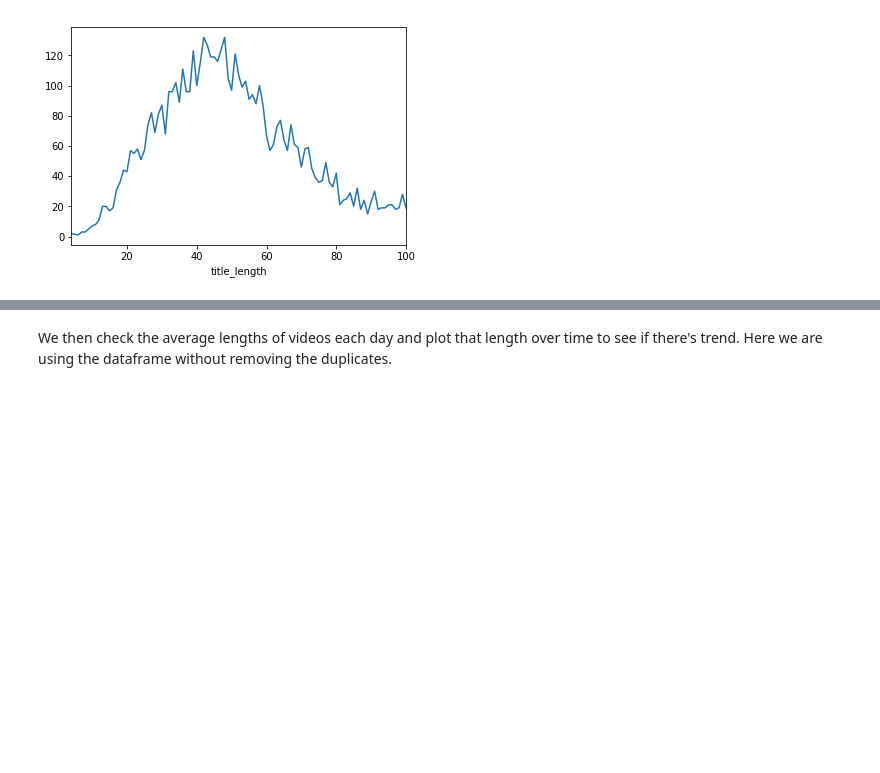
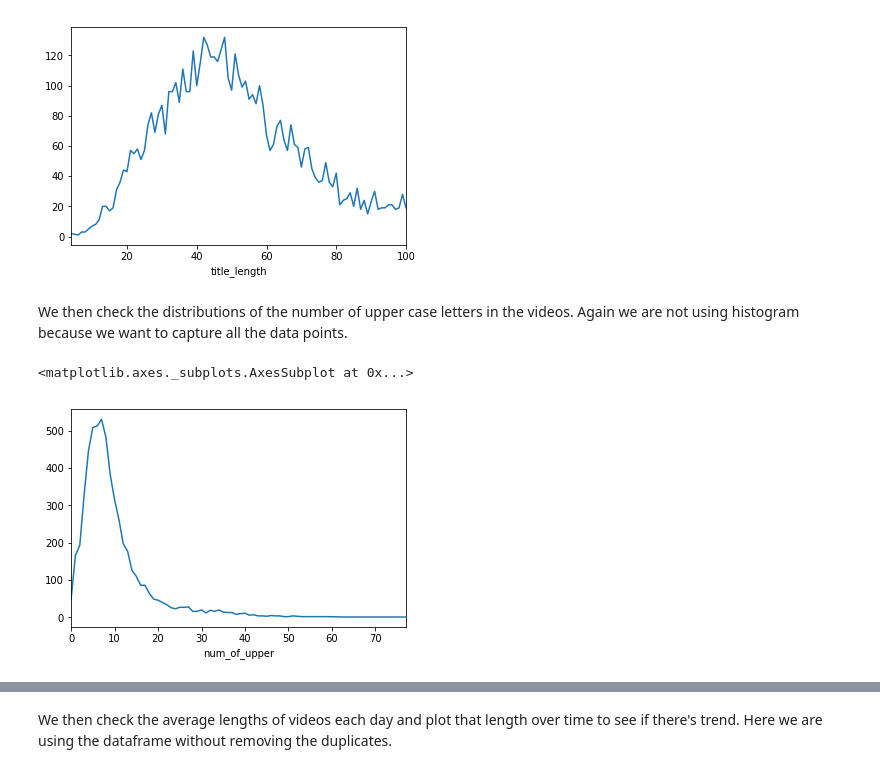
Before and after one commit to frankyyzy/Utube, a Jupyter notebook: finalproject.ipynb, the cells around one changed output, grey strips where cells are left out. Saved outputs shown, nothing was run; the diff lists cells and outputs as text; code cells hidden in the pictures; blank space fills up the shorter version.

```diff
--- a/finalproject.ipynb
+++ b/finalproject.ipynb
@@ -338,3 +365,10 @@ US_videos['title_length'].groupby(US_videos['title_length']).count().plot()
 # %% [output]
 <matplotlib.axes._subplots.AxesSubplot at 0x...>
 [figure]
+# %% [markdown]
+We then check the distributions of the number of upper case letters in the videos. Again we are not using histogram because we want to capture all the data points.
+# %%
+US_videos['num_of_upper'].groupby(US_videos['num_of_upper']).count().plot()
+# %% [output]
+<matplotlib.axes._subplots.AxesSubplot at 0x...>
+[figure, added]
```
Also changed, not shown: parts of 37 cells of this notebook, 1 other file.
